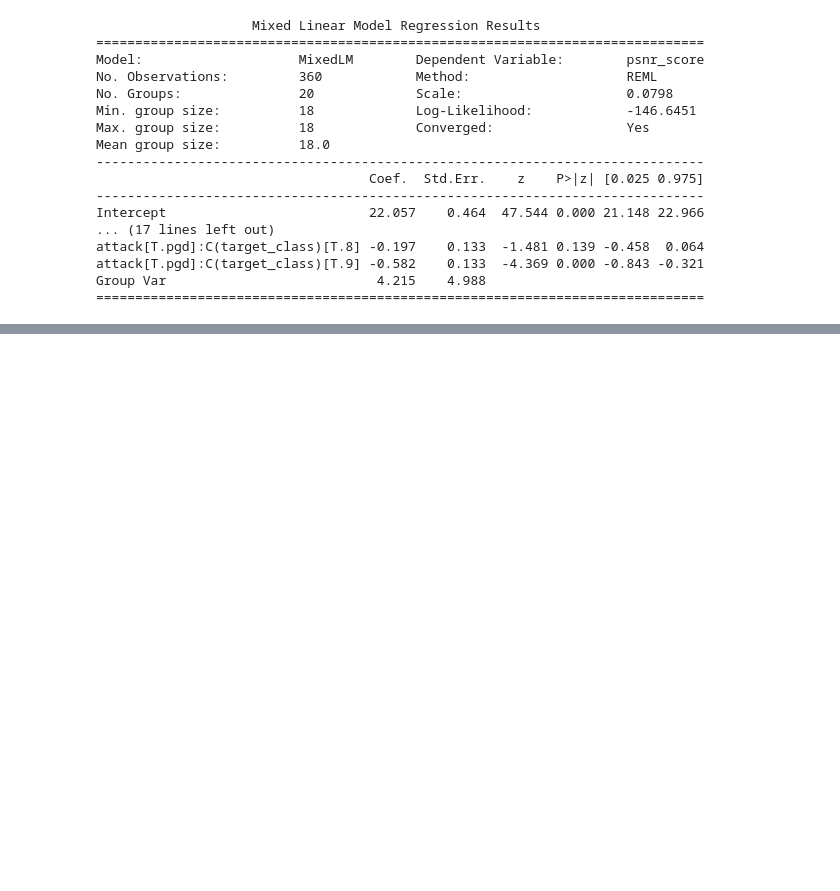
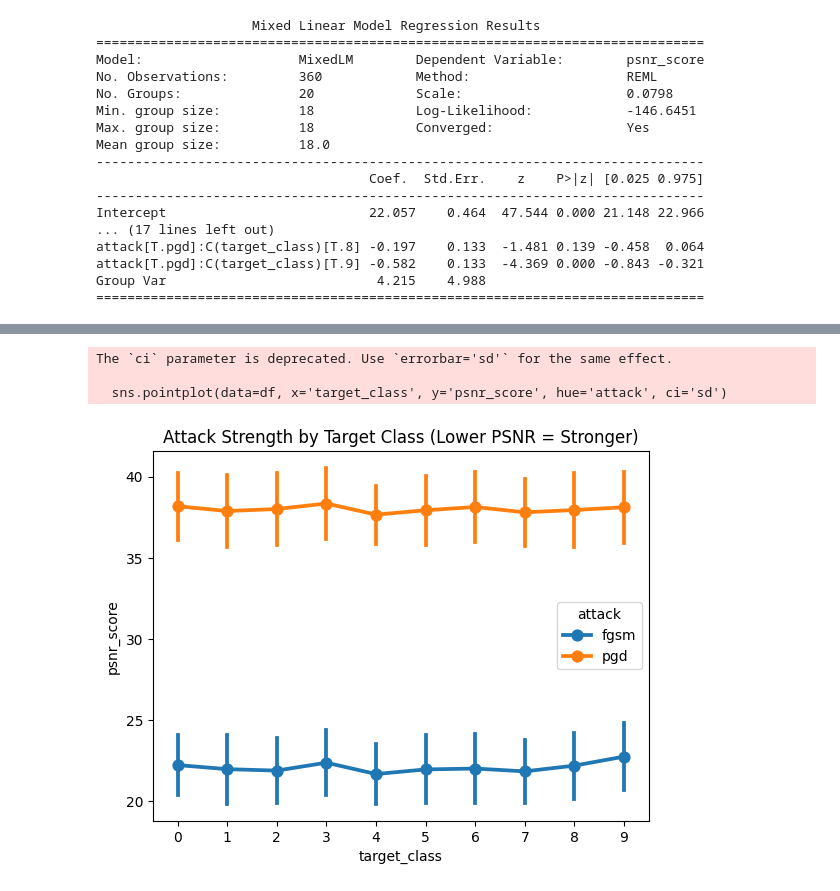
Before and after one commit to murrodroid/AdversarialAttacks, a Jupyter notebook: Statistical tests/Statistical_tests.ipynb, the cells around one changed output, grey strips where cells are left out. Saved outputs shown, nothing was run; the diff lists cells and outputs as text; code cells hidden in the pictures; blank space fills up the shorter version.

Commit message:
Add posthoc tests and plot

```diff
--- a/Statistical tests/Statistical_tests.ipynb
+++ b/Statistical tests/Statistical_tests.ipynb
@@ -46,0 +91,9 @@ Group Var                           4.215    4.988
+# %%
+sns.pointplot(data=df, x='target_class', y='psnr_score', hue='attack', ci='sd')
+plt.title("Attack Strength by Target Class (Lower PSNR = Stronger)")
+plt.show()
+# %% [output]
+The `ci` parameter is deprecated. Use `errorbar='sd'` for the same effect.
+
+  sns.pointplot(data=df, x='target_class', y='psnr_score', hue='attack', ci='sd')
+[figure, added]
```
Also changed, not shown: parts of 5 cells of this notebook.
